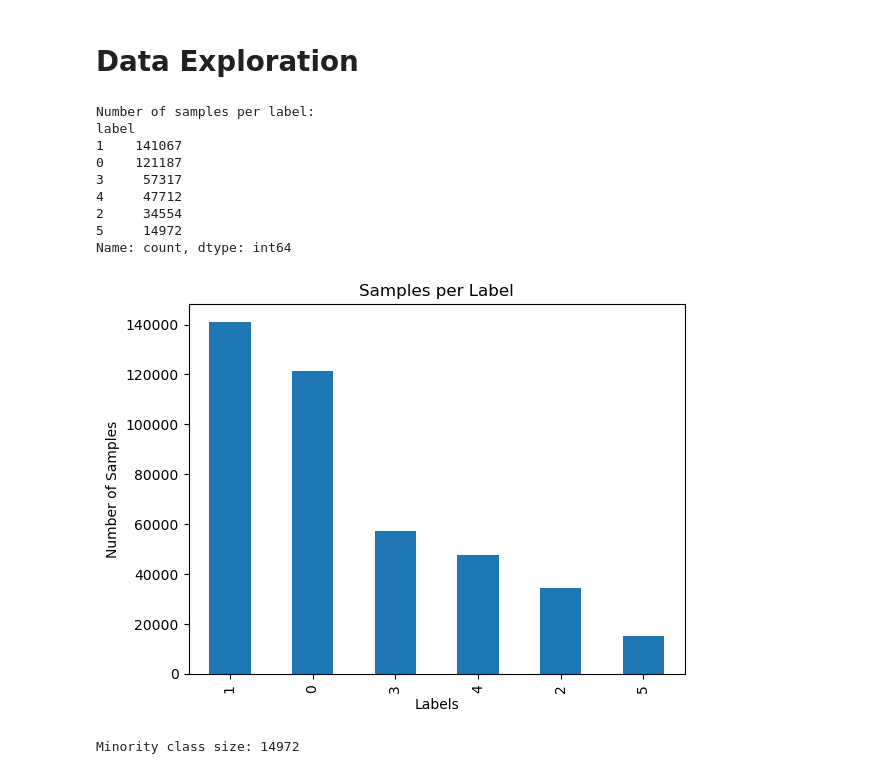
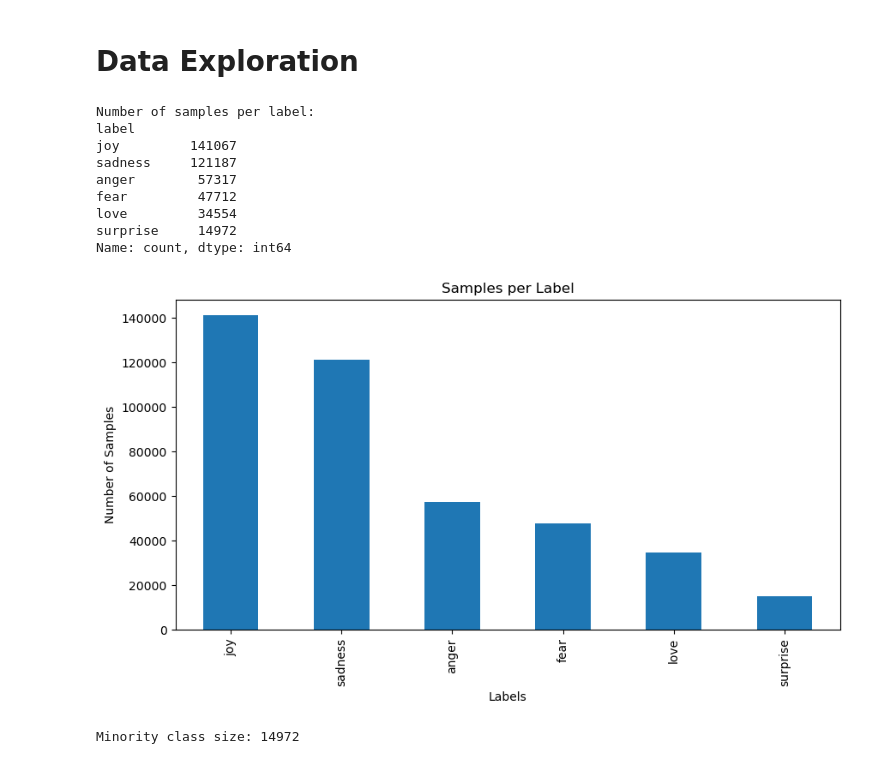
Before and after one commit to Spring-of-Vision/Deep-Learning-NLP, a Jupyter notebook: Bag of Words.ipynb, the cells around one changed output. Saved outputs shown, nothing was run; the diff lists cells and outputs as text; code cells hidden in the pictures.

```diff
--- a/Bag of Words.ipynb
+++ b/Bag of Words.ipynb
@@ -58,28 +58,31 @@ df
 # %% [markdown]
 # Data Exploration
 # %%
+# map the labels to their corresponding string
+label_map = {0: 'sadness', 1: 'joy', 2: 'love', 3: 'anger', 4: 'fear', 5: 'surprise'}
+
 # Count samples for each label
-label_counts = df['label'].value_counts()
+label_counts = df['label'].map(label_map).value_counts()
 print("Number of samples per label:")
 print(label_counts)
 # %% [output]
 Number of samples per label:
 label
-1    141067
-0    121187
-3     57317
-4     47712
-2     34554
-5     14972
+joy         141067
+sadness     121187
+anger        57317
+fear         47712
+love         34554
+surprise     14972
 Name: count, dtype: int64
 # %%
-label_counts.plot(kind='bar')
+label_counts.plot(kind='bar',figsize=(10,5))
 plt.title("Samples per Label")
 plt.xlabel("Labels")
 plt.ylabel("Number of Samples")
 plt.show()
 # %% [output]
-[figure, old version]
+[figure, new version]
 # %%
 # Determine the minority class size
 minority_class_size = label_counts.min()
```
Also changed, not shown: parts of 18 cells of this notebook, 2 other files.
